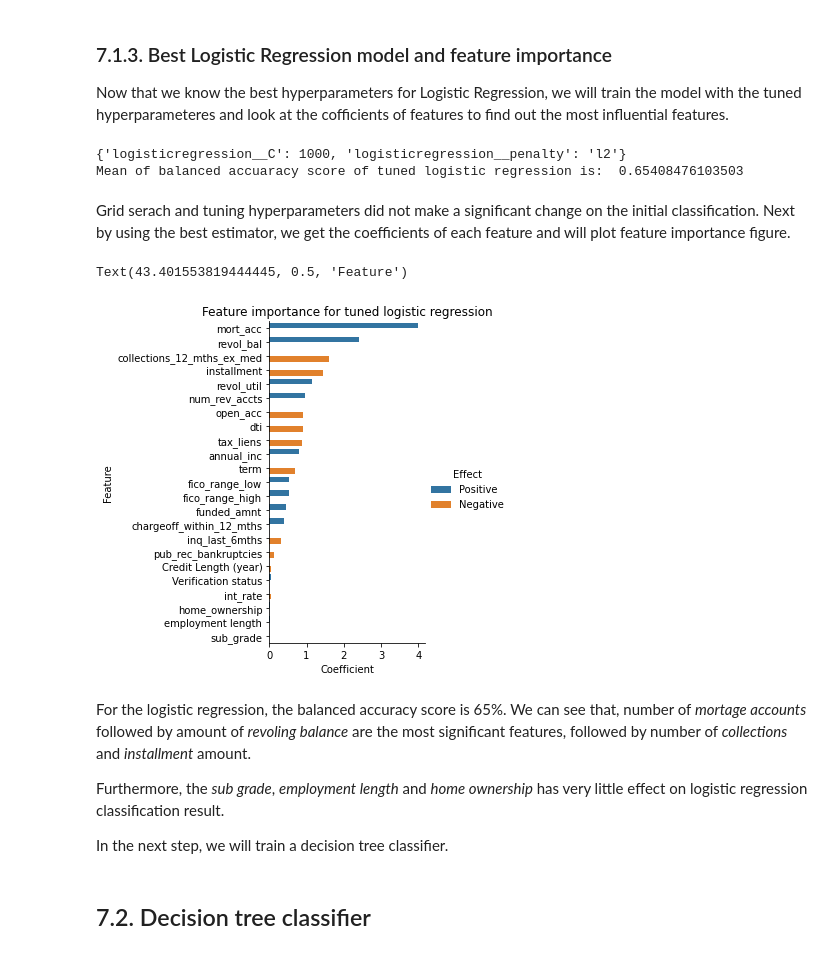
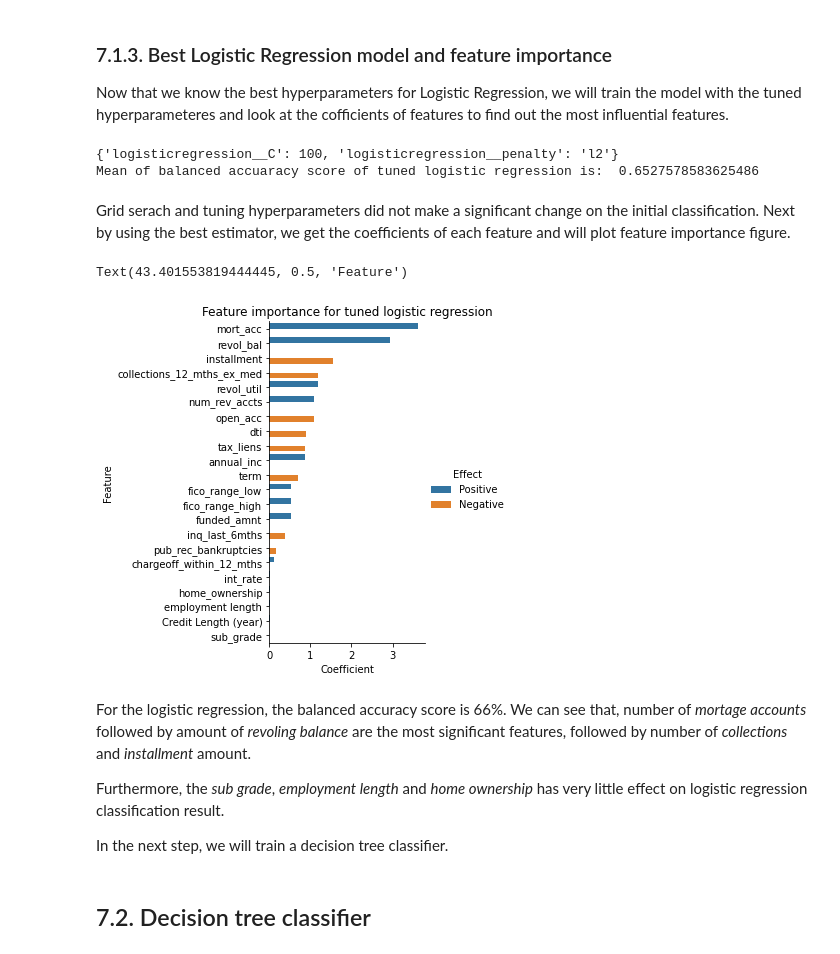
Before and after one commit to somayehY/Somayeh_Youssefi, a Jupyter notebook: LendingClub/LendingClub_preprocessing_modeling.ipynb, the cells around one changed output. Cells and saved outputs as stored; diff of their text form; code cells hidden in the pictures.

```diff
--- a/LendingClub/LendingClub_preprocessing_modeling.ipynb
+++ b/LendingClub/LendingClub_preprocessing_modeling.ipynb
@@ -90,4 +93,4 @@ import pickle
 Using the pd.read_csv, we load the data
 # %%
 df = pd.read_csv("C:\\Users\\somfl\\Documents\\Data Science Career Track\\LendingClub\\LendingClubClean.csv")
-df = df.drop(columns=['id', 'Unnamed: 0'])
+df = df.drop(columns=['Unnamed: 0'])
@@ -119,7 +133,7 @@ Due to complexity of our data frame, we definde two functions to handle all the
 4. spliting the data into training and testing sets.
 # %%
 y = df['Status']
-X = df.drop(columns=['Status', 'grade'])
+X = df.drop(columns=['Status', 'grade', 'id', 'verification_status'])
 
 # Choose the categorical columns
 col_num =X.shape[1]
@@ -241,8 +251,8 @@ print(lr_grid_cv.best_params_)
 lr_gd_best_score = lr_grid_cv.best_score_
 print('Mean of balanced accuaracy score of tuned logistic regression is: ', lr_gd_best_score)
 # %% [output]
-{'logisticregression__C': 1000, 'logisticregression__penalty': 'l2'}
-Mean of balanced accuaracy score of tuned logistic regression is:  0.65408476103503
+{'logisticregression__C': 100, 'logisticregression__penalty': 'l2'}
+Mean of balanced accuaracy score of tuned logistic regression is:  0.6527578583625486
 # %% [markdown]
 Grid serach and tuning hyperparameters did not make a significant change on the initial classification. Next by using the best estimator, we get the coefficients of each feature and will plot feature importance figure.
 # %%
@@ -252,41 +262,41 @@ model_features.columns=['Importance']
 
 HO = model_features.loc['home_ownership_ANY':,:]
 HO = pd.DataFrame({'Importance': HO.mean()})
 HO.index = ['home_ownership']
 
 Emp = model_features.loc['emp_length_1 year':'emp_length_< 1 year', :]
 Emp = pd.DataFrame({'Importance': Emp.mean()})
 Emp.index = ['employment length']
 
 Sub = model_features.loc['sub_grade_A1':'sub_grade_G5', :]
 sub = pd.DataFrame({'Importance': Sub.mean()})
 sub.index = ['sub_grade']
 
-VS = model_features.loc['verification_status_Not Verified':'verification_status_Verified', :]
-vs = pd.DataFrame({'Importance': VS.mean()})
-vs.index = ['Verification status']
+#VS = model_features.loc['verification_status_Not Verified':'verification_status_Verified', :]
+#vs = pd.DataFrame({'Importance': VS.mean()})
+#vs.index = ['Verification status']
 
 term = pd.DataFrame({'Importance': model_features.loc['term_ 60 months',:]})
 term.index = ['term']
 
-model_features = pd.concat([model_features.loc[:'Credit Length (year)',:], term, HO, Emp, sub, vs])
+model_features = pd.concat([model_features.loc[:'Credit Length (year)',:], term, HO, Emp, sub])
 title = 'Feature importance for tuned logistic regression'
 model_features['Effect'] = 'Positive'
 model_features.loc[model_features['Importance'] < 0, 'Effect'] = 'Negative'
 model_features['Absolute effect'] = abs(model_features['Importance'])
 data = model_features.sort_values(by='Absolute effect', ascending=False)
 
 # Plot feature importance
 sns.catplot(y= data.index, x='Absolute effect', hue='Effect', kind='bar', data=data)
 plt.title(title)
 plt.xlabel('Coefficient')
 plt.ylabel('Feature')
 # %% [output]
 Text(43.401553819444445, 0.5, 'Feature')
-[figure, old version]
+[figure, new version]
 # %% [markdown]
 
-For the logistic regression, the balanced accuracy score is 65%.
+For the logistic regression, the balanced accuracy score is 66%.
 We can see that, number of _mortage accounts_ followed by amount of _revoling balance_ are the most significant features, followed by number of _collections_ and _installment_ amount.
 
 Furthermore, the _sub grade_, _employment length_ and _home ownership_ has very little effect on logistic regression classification result.
```
Also changed, not shown: parts of 35 cells of this notebook.
